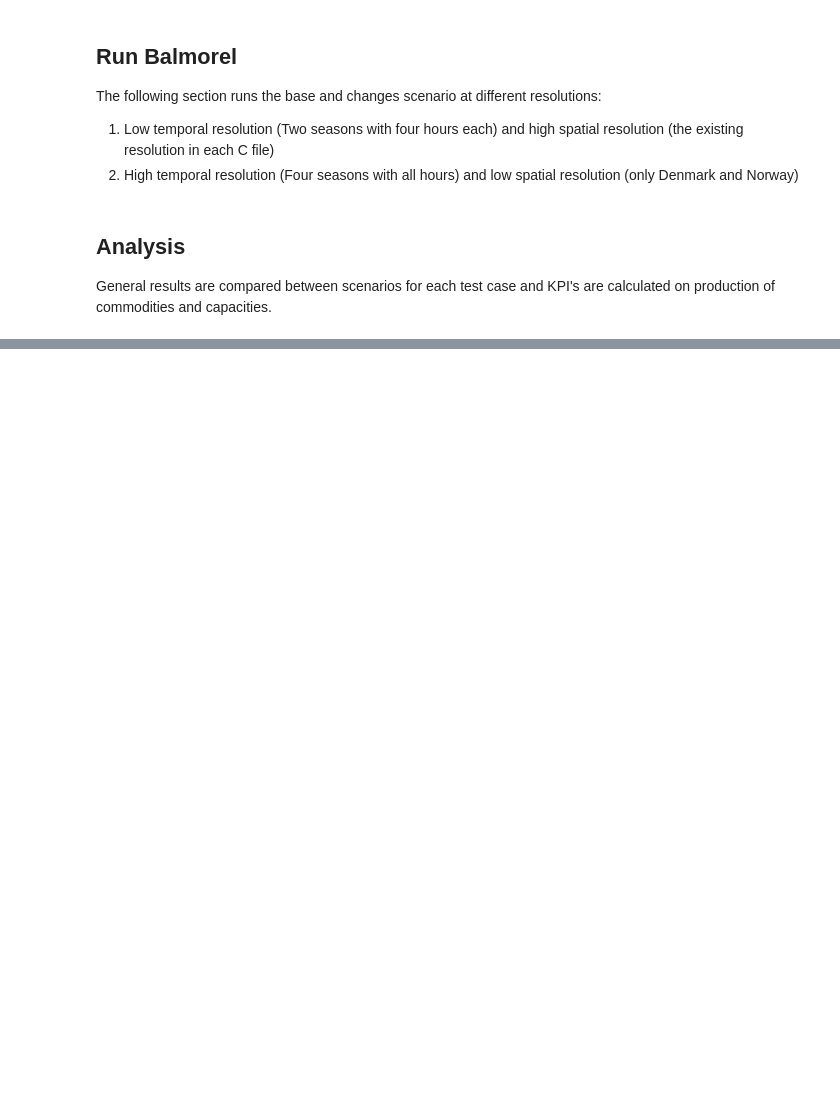
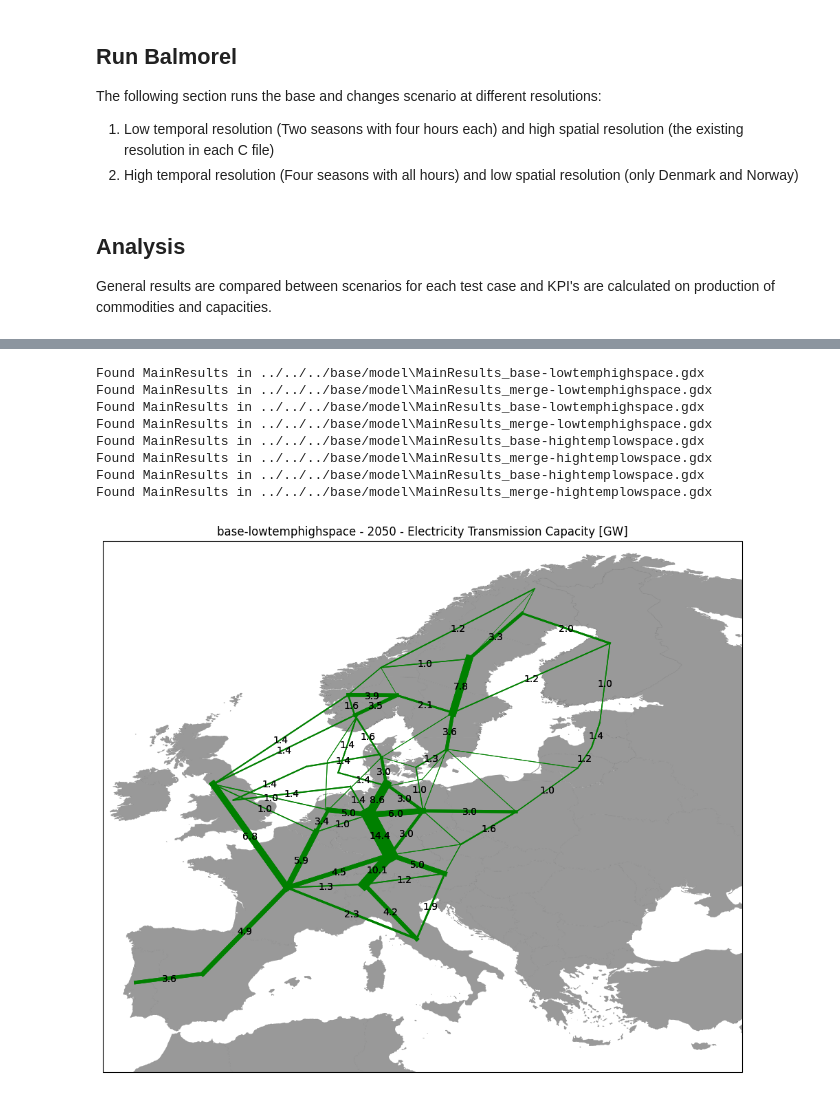
Before and after one commit to balmorelcommunity/Balmorel, a Jupyter notebook: base/auxils/master_merge_tests/merge_tests.ipynb, the cells around one changed output, grey strips where cells are left out. Saved outputs shown, nothing was run; the diff lists cells and outputs as text; code cells hidden in the pictures; blank space fills up the shorter version.

```diff
--- a/base/auxils/master_merge_tests/merge_tests.ipynb
+++ b/base/auxils/master_merge_tests/merge_tests.ipynb
@@ -258,0 +309,16 @@ Year
+# %%
+### 2.7 Maps
+for test_case in test_cases:
+    for carrier in ['Electricity', 'Hydrogen']:
+        for scenario in scenarios:
+            mr.plot_map('%s-%s'%(scenario, test_case), carrier, 2050)
+# %% [output]
+Found MainResults in ../../../base/model\MainResults_base-lowtemphighspace.gdx
+Found MainResults in ../../../base/model\MainResults_merge-lowtemphighspace.gdx
+Found MainResults in ../../../base/model\MainResults_base-lowtemphighspace.gdx
+Found MainResults in ../../../base/model\MainResults_merge-lowtemphighspace.gdx
+Found MainResults in ../../../base/model\MainResults_base-hightemplowspace.gdx
+Found MainResults in ../../../base/model\MainResults_merge-hightemplowspace.gdx
+Found MainResults in ../../../base/model\MainResults_base-hightemplowspace.gdx
+Found MainResults in ../../../base/model\MainResults_merge-hightemplowspace.gdx
+[figure, added]
```
Also changed, not shown: parts of 13 cells of this notebook, 1 other file.
